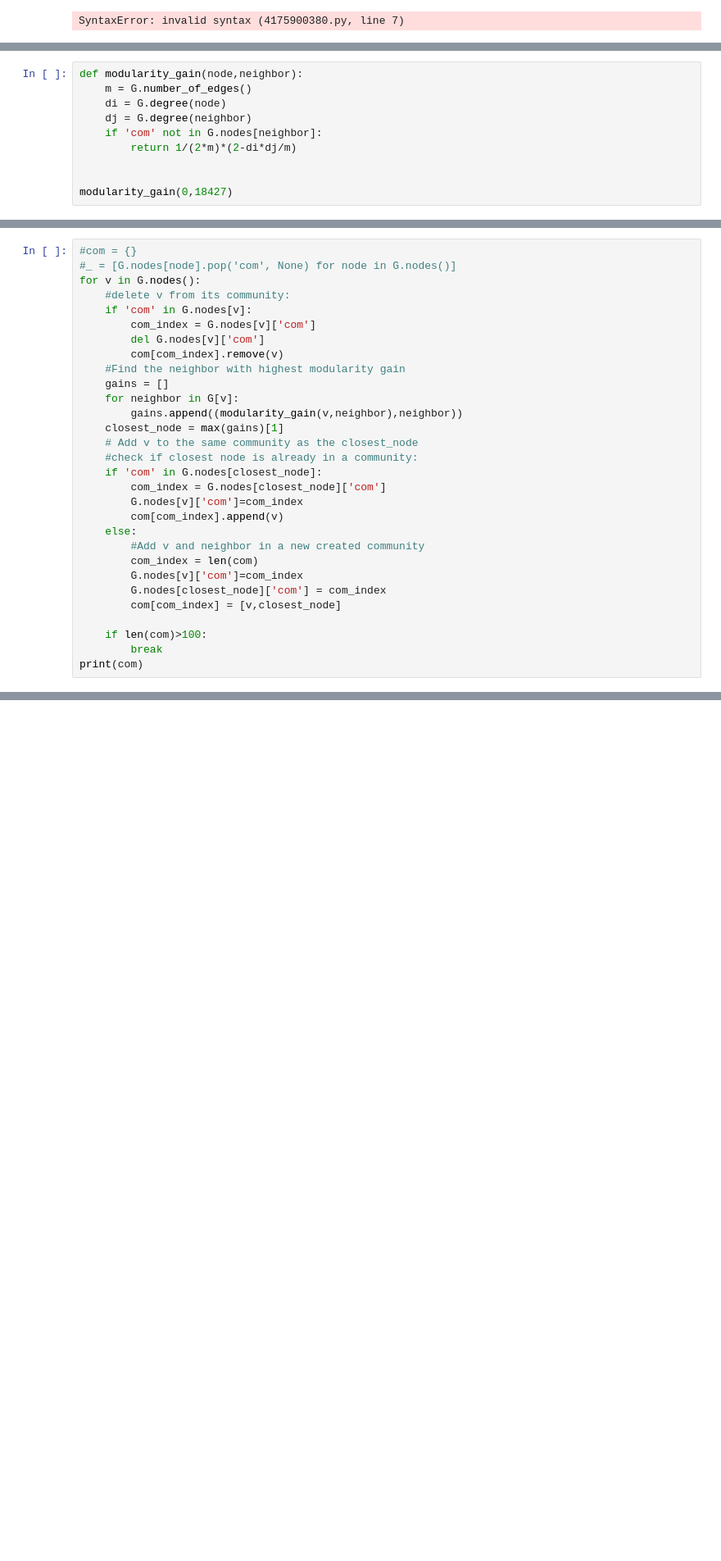
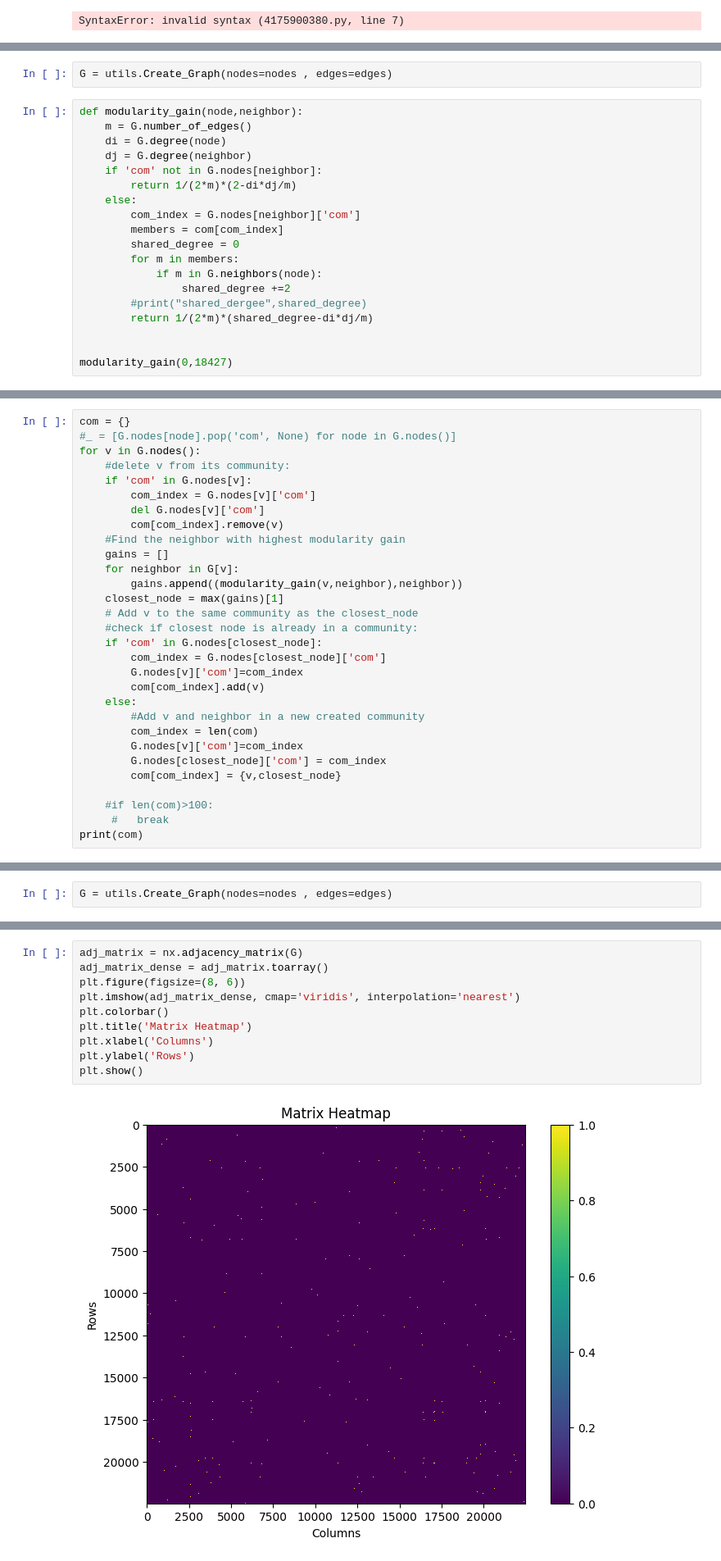
Before and after one commit to Arefay97/Social-Media-Analytics---Project, a Jupyter notebook: community_detection.ipynb, the cells around one changed output, grey strips where cells are left out. Shown at 82% size. Cells and saved outputs as stored; diff of their text form; blank space fills up the shorter version.

```diff
--- a/community_detection.ipynb
+++ b/community_detection.ipynb
@@ -223,3 +311,5 @@ SyntaxError: invalid syntax (4175900380.py, line 7)
+# %%
+G = utils.Create_Graph(nodes=nodes , edges=edges)
 # %%
 def modularity_gain(node,neighbor):
     m = G.number_of_edges()
@@ -227,6 +317,15 @@ def modularity_gain(node,neighbor):
     dj = G.degree(neighbor)
     if 'com' not in G.nodes[neighbor]:
         return 1/(2*m)*(2-di*dj/m)
+    else:
+        com_index = G.nodes[neighbor]['com']
+        members = com[com_index]
+        shared_degree = 0
+        for m in members:
+            if m in G.neighbors(node):
+                shared_degree +=2
+        #print("shared_dergee",shared_degree)
+        return 1/(2*m)*(shared_degree-di*dj/m)
 
 
 modularity_gain(0,18427)
@@ -233,5 +334,5 @@ modularity_gain(0,18427)
 # %%
-#com = {}
+com = {}
 #_ = [G.nodes[node].pop('com', None) for node in G.nodes()]
 for v in G.nodes():
     #delete v from its community:
@@ -249,15 +350,15 @@ for v in G.nodes():
     if 'com' in G.nodes[closest_node]:
         com_index = G.nodes[closest_node]['com']
         G.nodes[v]['com']=com_index
-        com[com_index].append(v)
+        com[com_index].add(v)
     else:
         #Add v and neighbor in a new created community
         com_index = len(com)
         G.nodes[v]['com']=com_index
         G.nodes[closest_node]['com'] = com_index
-        com[com_index] = [v,closest_node]
+        com[com_index] = {v,closest_node}
 
-    if len(com)>100:
-        break
+    #if len(com)>100:
+     #   break
 print(com)
 # %% [output]
@@ -269,0 +389,2 @@ print(G.nodes[closest_node])
+# %%
+G = utils.Create_Graph(nodes=nodes , edges=edges)
@@ -269,0 +459,12 @@ print(G.nodes[closest_node])
+# %%
+adj_matrix = nx.adjacency_matrix(G)
+adj_matrix_dense = adj_matrix.toarray()
+plt.figure(figsize=(8, 6))
+plt.imshow(adj_matrix_dense, cmap='viridis', interpolation='nearest')
+plt.colorbar()
+plt.title('Matrix Heatmap')
+plt.xlabel('Columns')
+plt.ylabel('Rows')
+plt.show()
+# %% [output]
+[figure, added]
```
Also changed, not shown: parts of 60 cells of this notebook, 2 other files.
